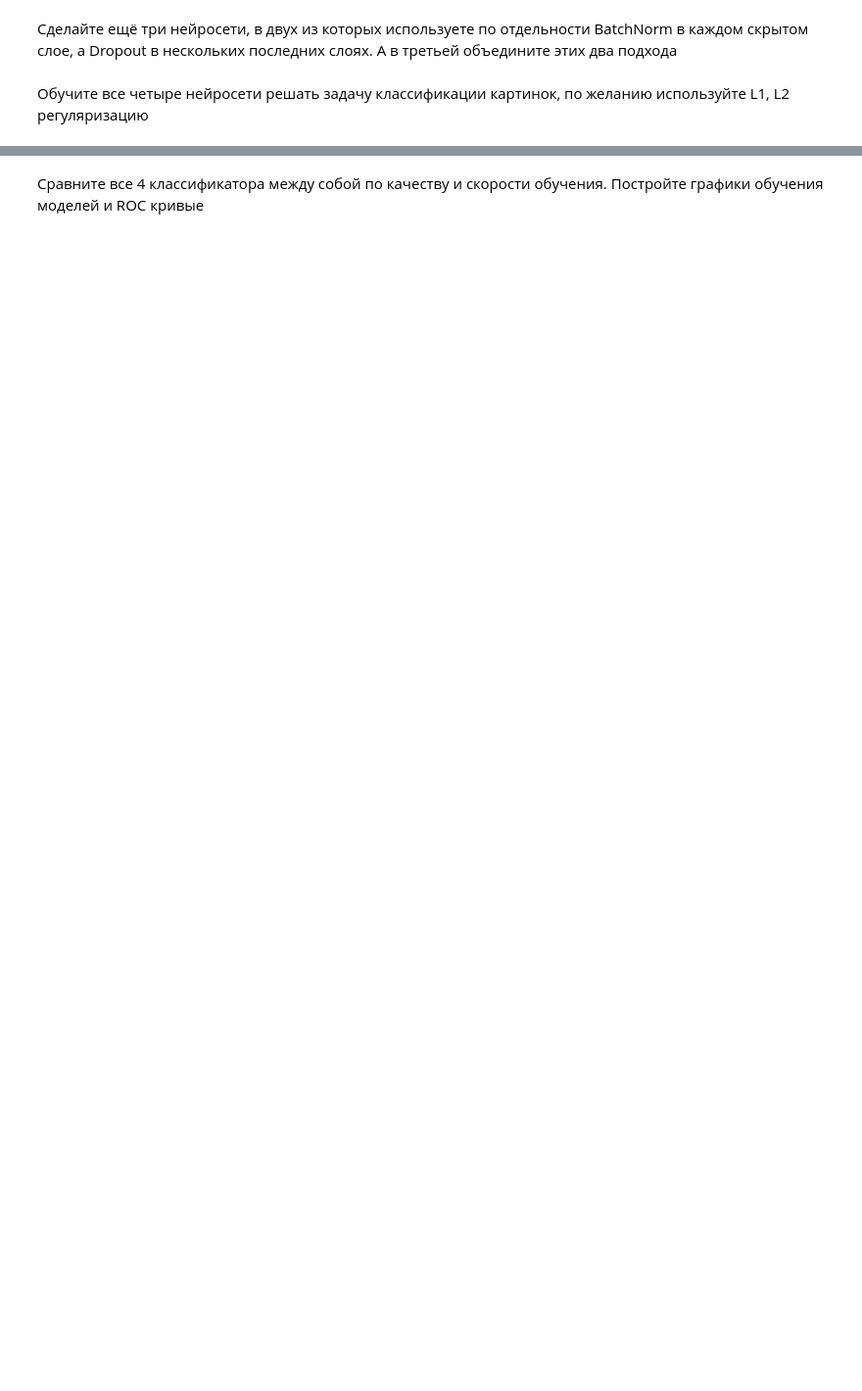
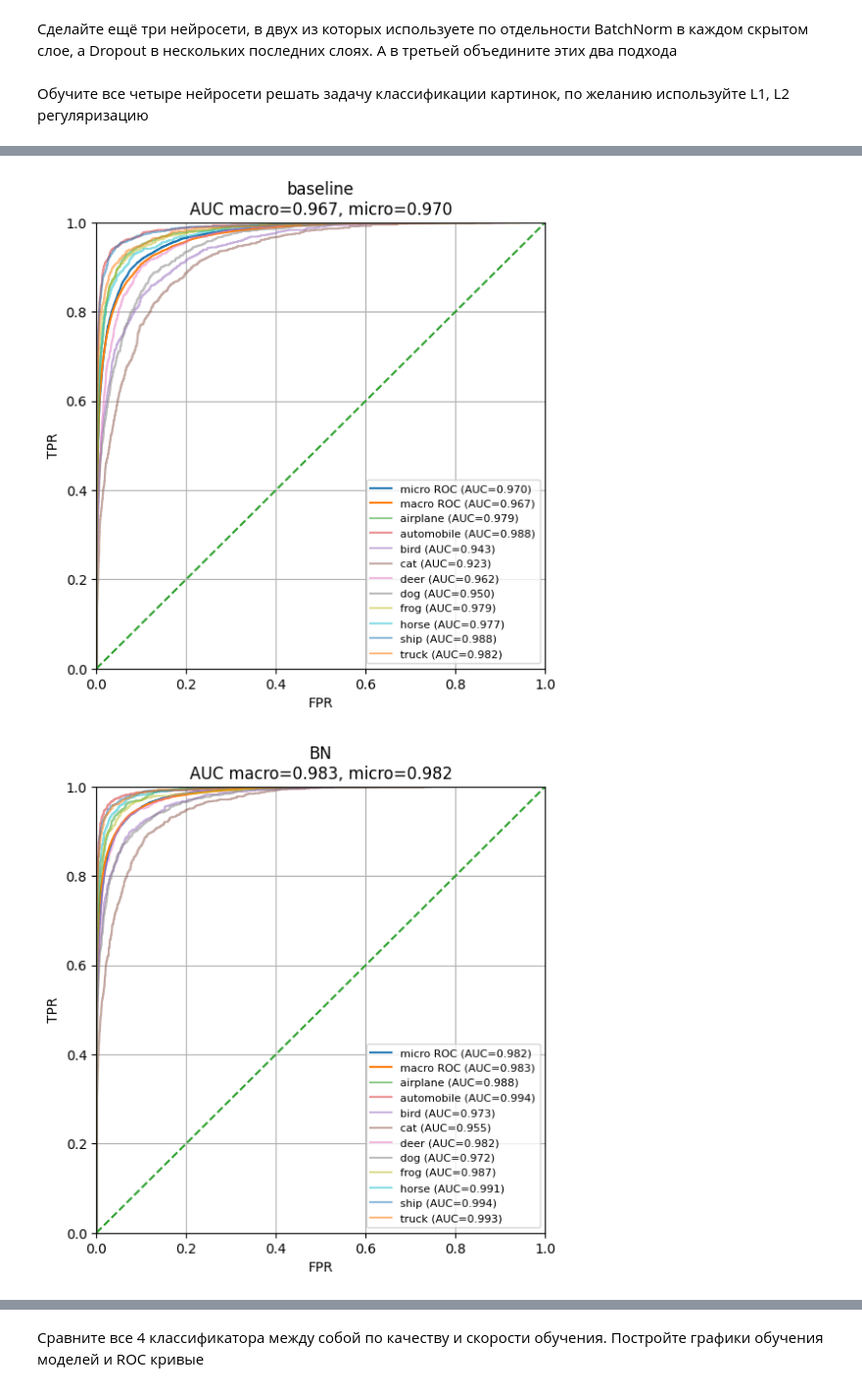
Before and after one commit to Saharochekl/FSR_ML, a Jupyter notebook: hometasks/Theme 11/Sem11_02.ipynb, the cells around one changed output, grey strips where cells are left out. Shown at 98% size. Cells and saved outputs as stored; diff of their text form; code cells hidden in the pictures; blank space fills up the shorter version.

```diff
--- a/hometasks/Theme 11/Sem11_02.ipynb
+++ b/hometasks/Theme 11/Sem11_02.ipynb
@@ -62,0 +324,9 @@ import torch.nn as nn
+# %%
+criterion = torch.nn.CrossEntropyLoss().to(device)
+
+# L2 пример:
+wd = 1e-4  # L2/weight decay
+# AdamW обычно предпочтительнее обычного Adam с weight_decay
+# (не запрещено, просто меньше сюрпризов)
+def make_optim(model):
+    return torch.optim.AdamW(model.parameters(), lr=1e-3, weight_decay=wd)
@@ -62,0 +405,16 @@ import torch.nn as nn
+# %%
+epochs = 30  # для CIFAR-10 это “быстро проверить”; для качества обычно надо больше, но даже это обучалось час....
+
+models = {
+    "baseline": DeepCIFARNet(n_classes=10).to(device),
+    "BN":       DeepCIFAR_BN(n_classes=10).to(device),
+    "Dropout":  DeepCIFAR_Dropout(n_classes=10, p2d=0.2, p=0.5).to(device),
+    "BN+DO":    DeepCIFAR_BN_Dropout(n_classes=10, p2d=0.15, p=0.4).to(device),
+}
+
+histories = {}
+
+for name, model in models.items():
+    print(f"\n=== Training: {name} ===")
+    optim = make_optim(model)
+    histories[name] = fit(model, train_loader, test_loader, epochs, optim, criterion, l1_lambda=0.0)
@@ -62,0 +439,20 @@ import torch.nn as nn
+# %%
+
+auc_summary = {}
+
+for name, model in models.items():
+    y_true, y_score = collect_probs(model, test_loader, n_classes=10)
+
+    auc_macro = roc_auc_score(y_true, y_score, multi_class="ovr", average="macro")
+    auc_micro = roc_auc_score(y_true, y_score, multi_class="ovr", average="micro")
+
+    auc_summary[name] = (auc_macro, auc_micro)
+
+    plot_multiclass_roc(y_true, y_score, class_names=classes, title=name)
+
+print("AUC (macro, micro):")
+for name, (am, ai) in auc_summary.items():
+    print(f"{name:8s}: {am:.4f}, {ai:.4f}")
+# %% [output]
+[figure, added]
+[figure, added]
```
Also changed, not shown: parts of 24 cells of this notebook, 9 other files.
